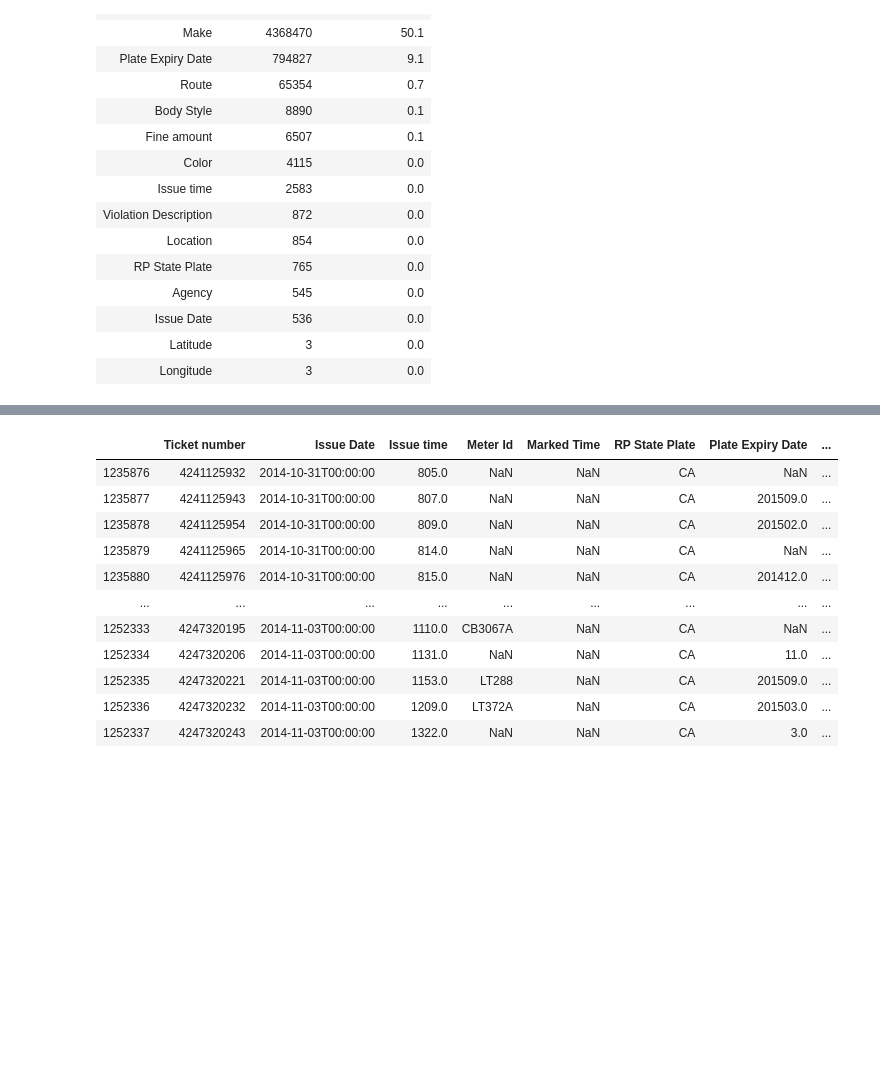
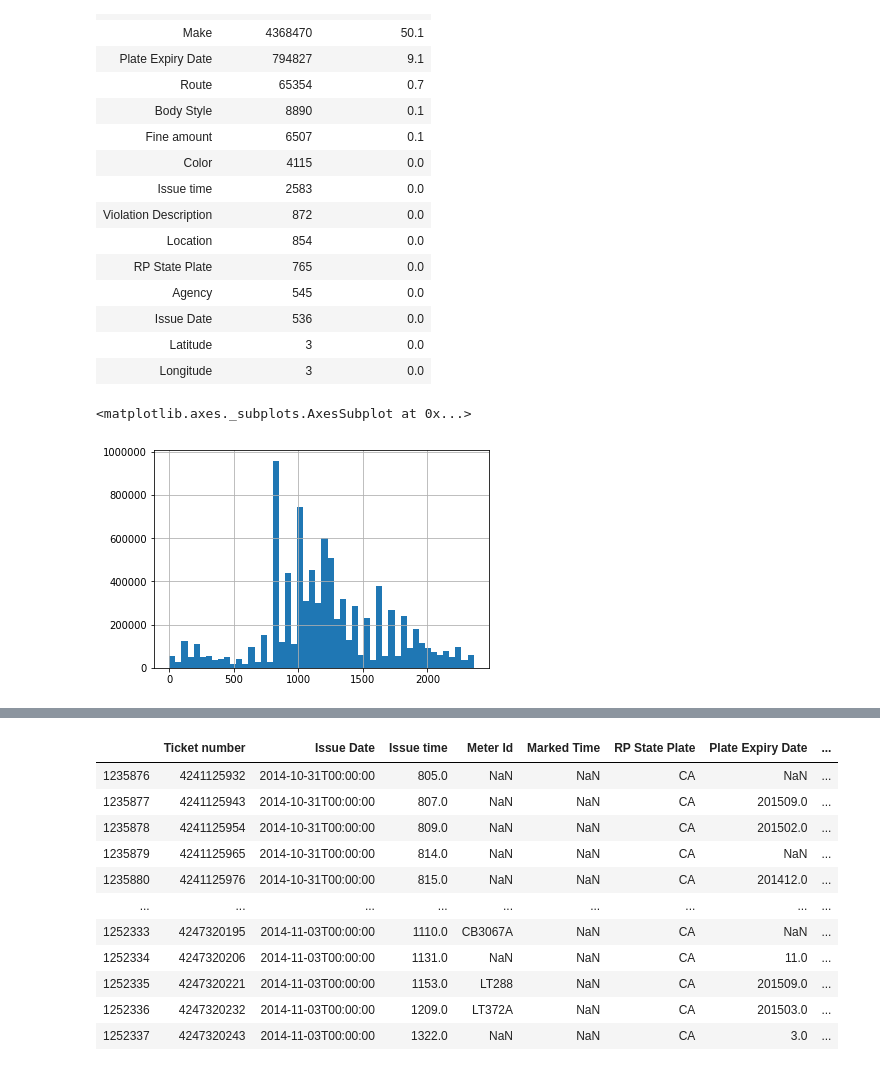
Before and after one commit to m0bi/parking, a Jupyter notebook: Imputation.ipynb, the cells around one changed output, grey strips where cells are left out. Saved outputs shown, nothing was run; the diff lists cells and outputs as text; code cells hidden in the pictures; blank space fills up the shorter version.

```diff
--- a/Imputation.ipynb
+++ b/Imputation.ipynb
@@ -49,3 +50,9 @@ missing_values_table(data)
 | Issue Date | 536 | 0.0 |
 | Latitude | 3 | 0.0 |
 | Longitude | 3 | 0.0 |
+# %%
+%matplotlib inline
+data["Issue time"].hist(bins=50)
+# %% [output]
+<matplotlib.axes._subplots.AxesSubplot at 0x...>
+[figure, added]
```
Also changed, not shown: parts of 29 cells of this notebook.
